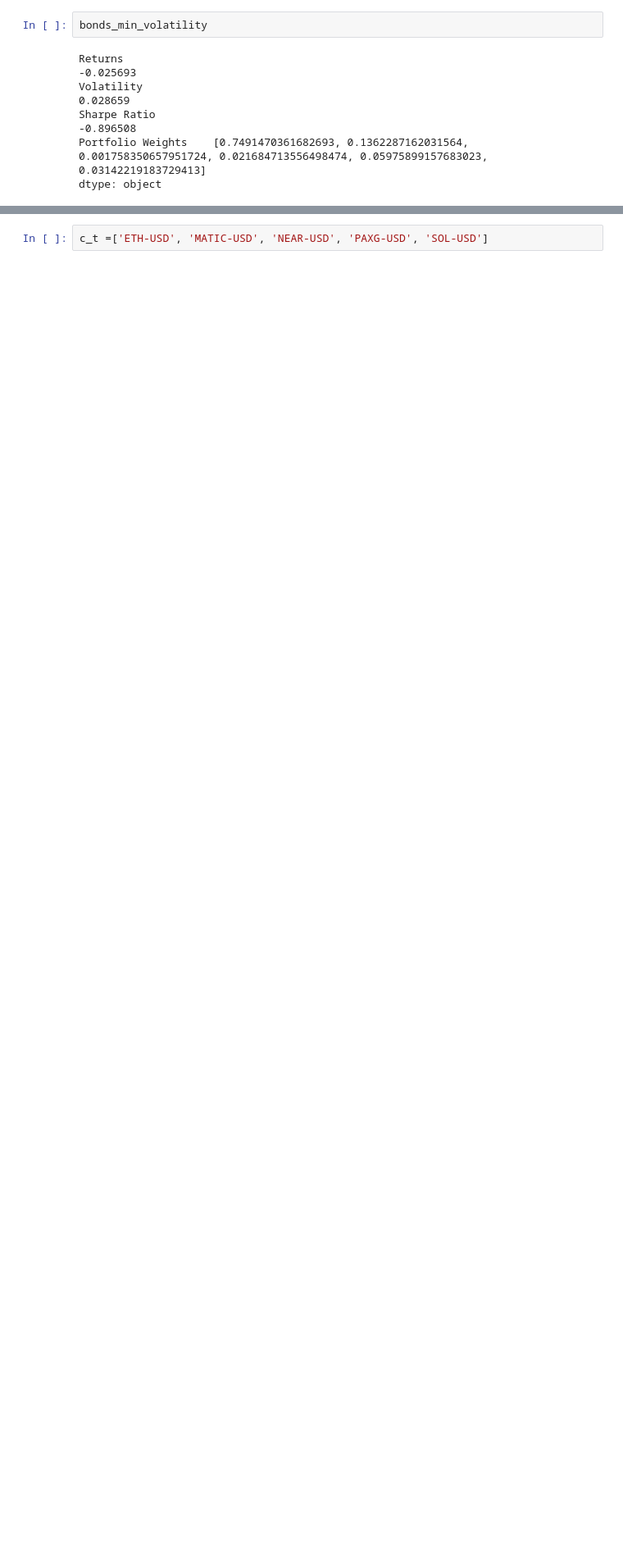
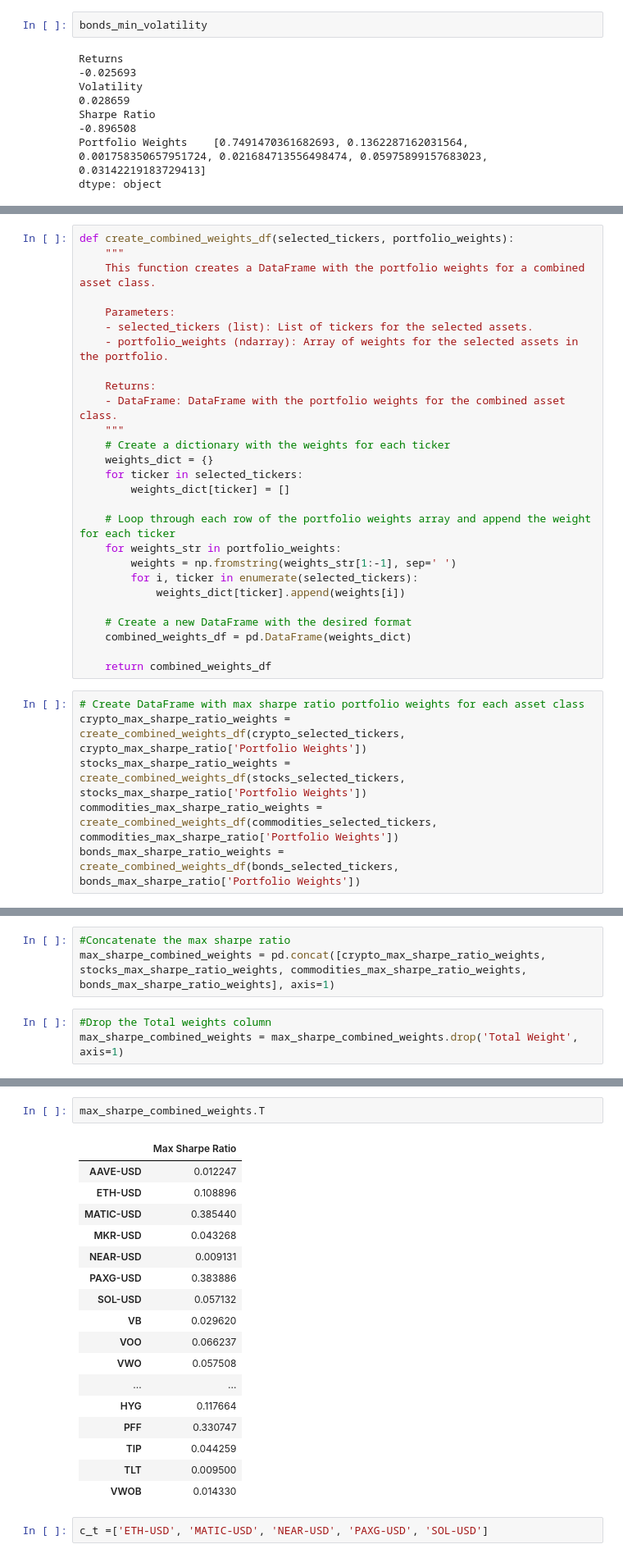
Before and after one commit to Xipilscode/CAPTS-Comprehensive_Allocation_and_Portfolio_Trading_Solution, a Jupyter notebook: capts.ipynb, the cells around one changed output, grey strips where cells are left out. Shown: that part at 82% size. Cells and saved outputs as stored; diff of their text form; blank space fills up the shorter version.

```diff
--- a/capts.ipynb
+++ b/capts.ipynb
@@ -1476,0 +1662,33 @@ dtype: object
+# %%
+def create_combined_weights_df(selected_tickers, portfolio_weights):
+    """
+    This function creates a DataFrame with the portfolio weights for a combined asset class.
+
+    Parameters:
+    - selected_tickers (list): List of tickers for the selected assets.
+    - portfolio_weights (ndarray): Array of weights for the selected assets in the portfolio.
+
+    Returns:
+    - DataFrame: DataFrame with the portfolio weights for the combined asset class.
+    """
+    # Create a dictionary with the weights for each ticker
+    weights_dict = {}
+    for ticker in selected_tickers:
+        weights_dict[ticker] = []
+
+    # Loop through each row of the portfolio weights array and append the weight for each ticker
+    for weights_str in portfolio_weights:
+        weights = np.fromstring(weights_str[1:-1], sep=' ')
+        for i, ticker in enumerate(selected_tickers):
+            weights_dict[ticker].append(weights[i])
+
+    # Create a new DataFrame with the desired format
+    combined_weights_df = pd.DataFrame(weights_dict)
+
+    return combined_weights_df
+# %%
+# Create DataFrame with max sharpe ratio portfolio weights for each asset class
+crypto_max_sharpe_ratio_weights = create_combined_weights_df(crypto_selected_tickers, crypto_max_sharpe_ratio['Portfolio Weights'])
+stocks_max_sharpe_ratio_weights = create_combined_weights_df(stocks_selected_tickers, stocks_max_sharpe_ratio['Portfolio Weights'])
+commodities_max_sharpe_ratio_weights = create_combined_weights_df(commodities_selected_tickers, commodities_max_sharpe_ratio['Portfolio Weights'])
+bonds_max_sharpe_ratio_weights = create_combined_weights_df(bonds_selected_tickers, bonds_max_sharpe_ratio['Portfolio Weights'])
@@ -1476,0 +1705,6 @@ dtype: object
+# %%
+#Concatenate the max sharpe ratio
+max_sharpe_combined_weights = pd.concat([crypto_max_sharpe_ratio_weights, stocks_max_sharpe_ratio_weights, commodities_max_sharpe_ratio_weights, bonds_max_sharpe_ratio_weights], axis=1)
+# %%
+#Drop the Total weights column
+max_sharpe_combined_weights = max_sharpe_combined_weights.drop('Total Weight', axis=1)
@@ -1477,3 +1715,23 @@ dtype: object
+# %%
+max_sharpe_combined_weights.T
+# %% [output]
+|  | Max Sharpe Ratio |
+| AAVE-USD | 0.012247 |
+| ETH-USD | 0.108896 |
+| MATIC-USD | 0.385440 |
+| MKR-USD | 0.043268 |
+| NEAR-USD | 0.009131 |
+| PAXG-USD | 0.383886 |
+| SOL-USD | 0.057132 |
+| VB | 0.029620 |
+| VOO | 0.066237 |
+| VWO | 0.057508 |
+| ... | ... |
+| HYG | 0.117664 |
+| PFF | 0.330747 |
+| TIP | 0.044259 |
+| TLT | 0.009500 |
+| VWOB | 0.014330 |
 # %%
 c_t =['ETH-USD', 'MATIC-USD', 'NEAR-USD', 'PAXG-USD', 'SOL-USD']
 # %%
```
Also changed, not shown: parts of 18 cells of this notebook.
